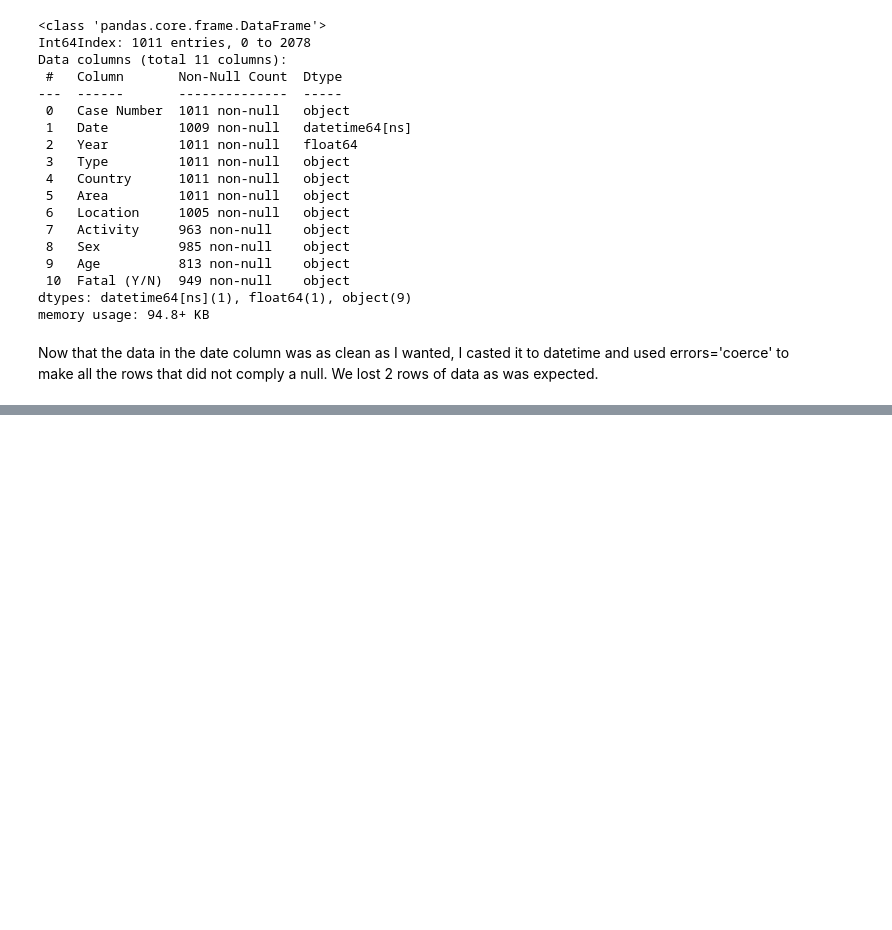
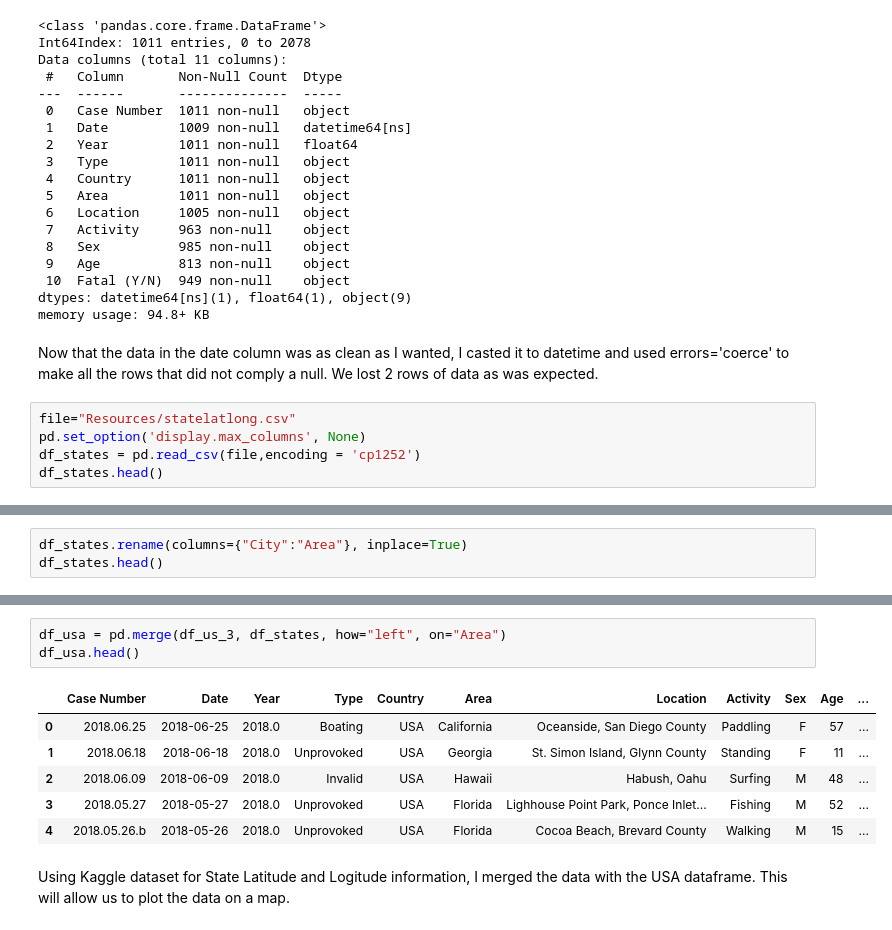
Before and after one commit to Jenmerce/smu_project1_sharkattacks, a Jupyter notebook: SharkData_CleaningJM.ipynb, the cells around one changed output, grey strips where cells are left out. Cells and saved outputs as stored; diff of their text form; blank space fills up the shorter version.

```diff
--- a/SharkData_CleaningJM.ipynb
+++ b/SharkData_CleaningJM.ipynb
@@ -272,3 +274,8 @@ dtypes: datetime64[ns](1), float64(1), object(9)
 memory usage: 94.8+ KB
 # %% [markdown]
 Now that the data in the date column was as clean as I wanted, I casted it to datetime and used errors='coerce' to make all the rows that did not comply a null. We lost 2 rows of data as was expected.
+# %%
+file="Resources/statelatlong.csv"
+pd.set_option('display.max_columns', None)
+df_states = pd.read_csv(file,encoding = 'cp1252')
+df_states.head()
@@ -274,0 +289,3 @@ Now that the data in the date column was as clean as I wanted, I casted it to da
+# %%
+df_states.rename(columns={"City":"Area"}, inplace=True)
+df_states.head()
@@ -274,0 +299,12 @@ Now that the data in the date column was as clean as I wanted, I casted it to da
+# %%
+df_usa = pd.merge(df_us_3, df_states, how="left", on="Area")
+df_usa.head()
+# %% [output]
+|  | Case Number | Date | Year | Type | Country | Area | Location | Activity | Sex | Age | ... |
+| 0 | 2018.06.25 | 2018-06-25 | 2018.0 | Boating | USA | California | Oceanside, San Diego County | Paddling | F | 57 | ... |
+| 1 | 2018.06.18 | 2018-06-18 | 2018.0 | Unprovoked | USA | Georgia | St. Simon Island, Glynn County | Standing | F | 11 | ... |
+| 2 | 2018.06.09 | 2018-06-09 | 2018.0 | Invalid | USA | Hawaii | Habush, Oahu | Surfing | M | 48 | ... |
+| 3 | 2018.05.27 | 2018-05-27 | 2018.0 | Unprovoked | USA | Florida | Lighhouse Point Park, Ponce Inlet... | Fishing | M | 52 | ... |
+| 4 | 2018.05.26.b | 2018-05-26 | 2018.0 | Unprovoked | USA | Florida | Cocoa Beach, Brevard County | Walking | M | 15 | ... |
+# %% [markdown]
+Using Kaggle dataset for State Latitude and Logitude information, I merged the data with the USA dataframe. This will allow us to plot the data on a map.
```
Also changed, not shown: parts of 4 cells of this notebook.
